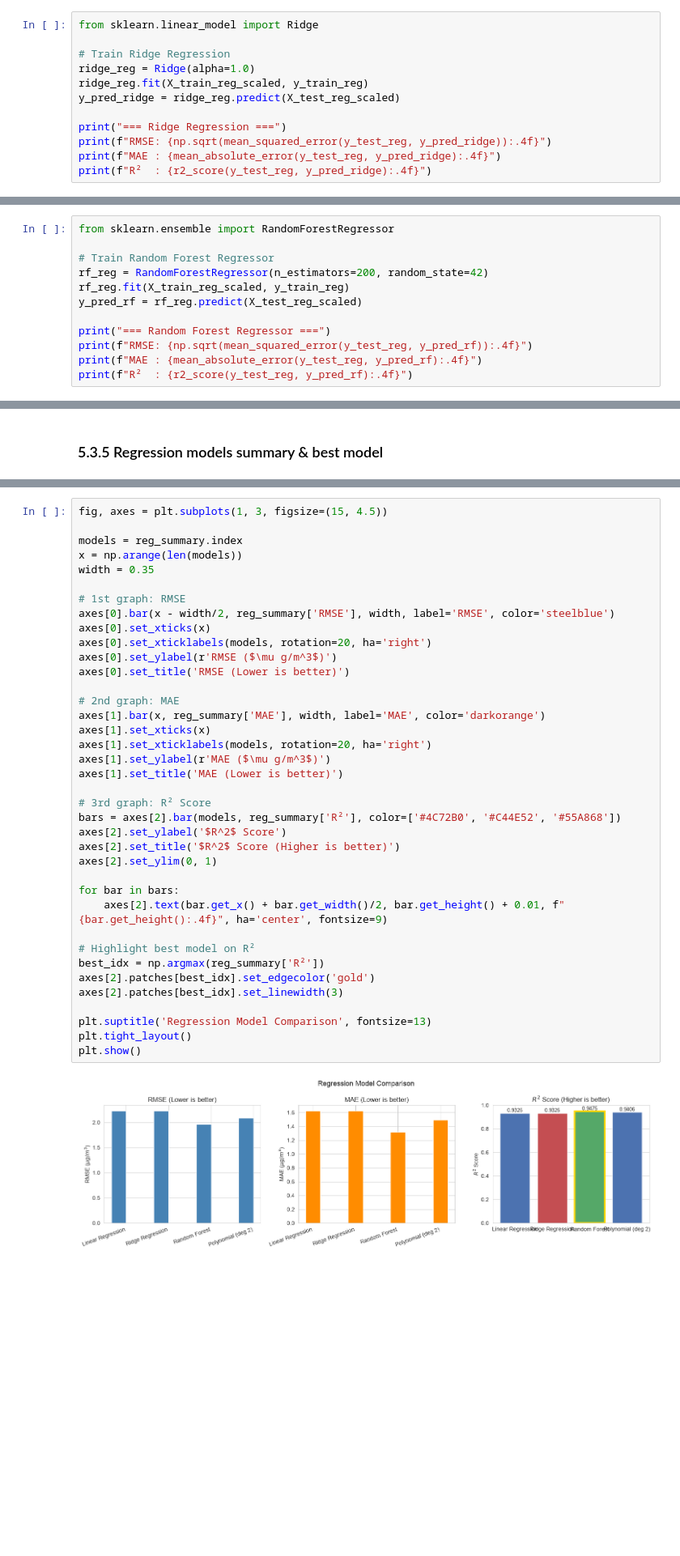
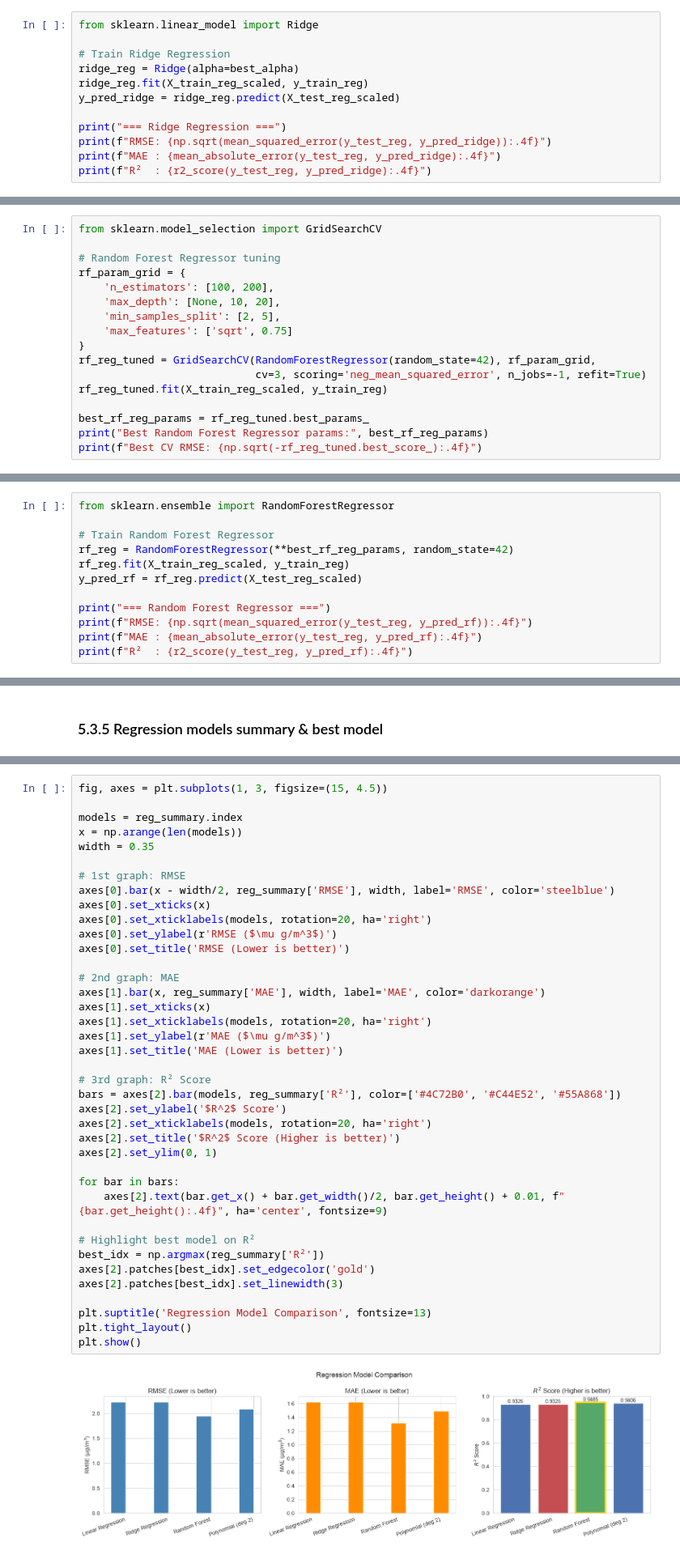
Before and after one commit to WillardDev/Air_Quality_Nairobi, a Jupyter notebook: Air_Quality.ipynb, the cells around one changed output, grey strips where cells are left out. Shown at 81% size. Cells and saved outputs as stored; diff of their text form; blank space fills up the shorter version.

```diff
--- a/Air_Quality.ipynb
+++ b/Air_Quality.ipynb
@@ -868,7 +1047,7 @@ R²  : 0.9325
 from sklearn.linear_model import Ridge
 
 # Train Ridge Regression
-ridge_reg = Ridge(alpha=1.0)
+ridge_reg = Ridge(alpha=best_alpha)
 ridge_reg.fit(X_train_reg_scaled, y_train_reg)
 y_pred_ridge = ridge_reg.predict(X_test_reg_scaled)
 
@@ -885,0 +1069,17 @@ R²  : 0.9325
+# %%
+from sklearn.model_selection import GridSearchCV
+
+# Random Forest Regressor tuning
+rf_param_grid = {
+    'n_estimators': [100, 200],
+    'max_depth': [None, 10, 20],
+    'min_samples_split': [2, 5],
+    'max_features': ['sqrt', 0.75]
+}
+rf_reg_tuned = GridSearchCV(RandomForestRegressor(random_state=42), rf_param_grid,
+                            cv=3, scoring='neg_mean_squared_error', n_jobs=-1, refit=True)
+rf_reg_tuned.fit(X_train_reg_scaled, y_train_reg)
+
+best_rf_reg_params = rf_reg_tuned.best_params_
+print("Best Random Forest Regressor params:", best_rf_reg_params)
+print(f"Best CV RMSE: {np.sqrt(-rf_reg_tuned.best_score_):.4f}")
@@ -887,7 +1092,7 @@ R²  : 0.9325
 from sklearn.ensemble import RandomForestRegressor
 
 # Train Random Forest Regressor
-rf_reg = RandomForestRegressor(n_estimators=200, random_state=42)
+rf_reg = RandomForestRegressor(**best_rf_reg_params, random_state=42)
 rf_reg.fit(X_train_reg_scaled, y_train_reg)
 y_pred_rf = rf_reg.predict(X_test_reg_scaled)
 
@@ -977,31 +1190,32 @@ axes[0].bar(x - width/2, reg_summary['RMSE'], width, label='RMSE', color='steelb
 axes[0].set_xticks(x)
 axes[0].set_xticklabels(models, rotation=20, ha='right')
 axes[0].set_ylabel(r'RMSE ($\mu g/m^3$)')
 axes[0].set_title('RMSE (Lower is better)')
 
 # 2nd graph: MAE
 axes[1].bar(x, reg_summary['MAE'], width, label='MAE', color='darkorange')
 axes[1].set_xticks(x)
 axes[1].set_xticklabels(models, rotation=20, ha='right')
 axes[1].set_ylabel(r'MAE ($\mu g/m^3$)')
 axes[1].set_title('MAE (Lower is better)')
 
 # 3rd graph: R² Score
 bars = axes[2].bar(models, reg_summary['R²'], color=['#4C72B0', '#C44E52', '#55A868'])
 axes[2].set_ylabel('$R^2$ Score')
+axes[2].set_xticklabels(models, rotation=20, ha='right')
 axes[2].set_title('$R^2$ Score (Higher is better)')
 axes[2].set_ylim(0, 1)
 
 for bar in bars:
     axes[2].text(bar.get_x() + bar.get_width()/2, bar.get_height() + 0.01, f"{bar.get_height():.4f}", ha='center', fontsize=9)
 
 # Highlight best model on R²
 best_idx = np.argmax(reg_summary['R²'])
 axes[2].patches[best_idx].set_edgecolor('gold')
 axes[2].patches[best_idx].set_linewidth(3)
 
 plt.suptitle('Regression Model Comparison', fontsize=13)
 plt.tight_layout()
 plt.show()
 # %% [output]
-[figure, old version]
+[figure, new version]
```
Also changed, not shown: parts of 128 cells of this notebook, 1 other file.
